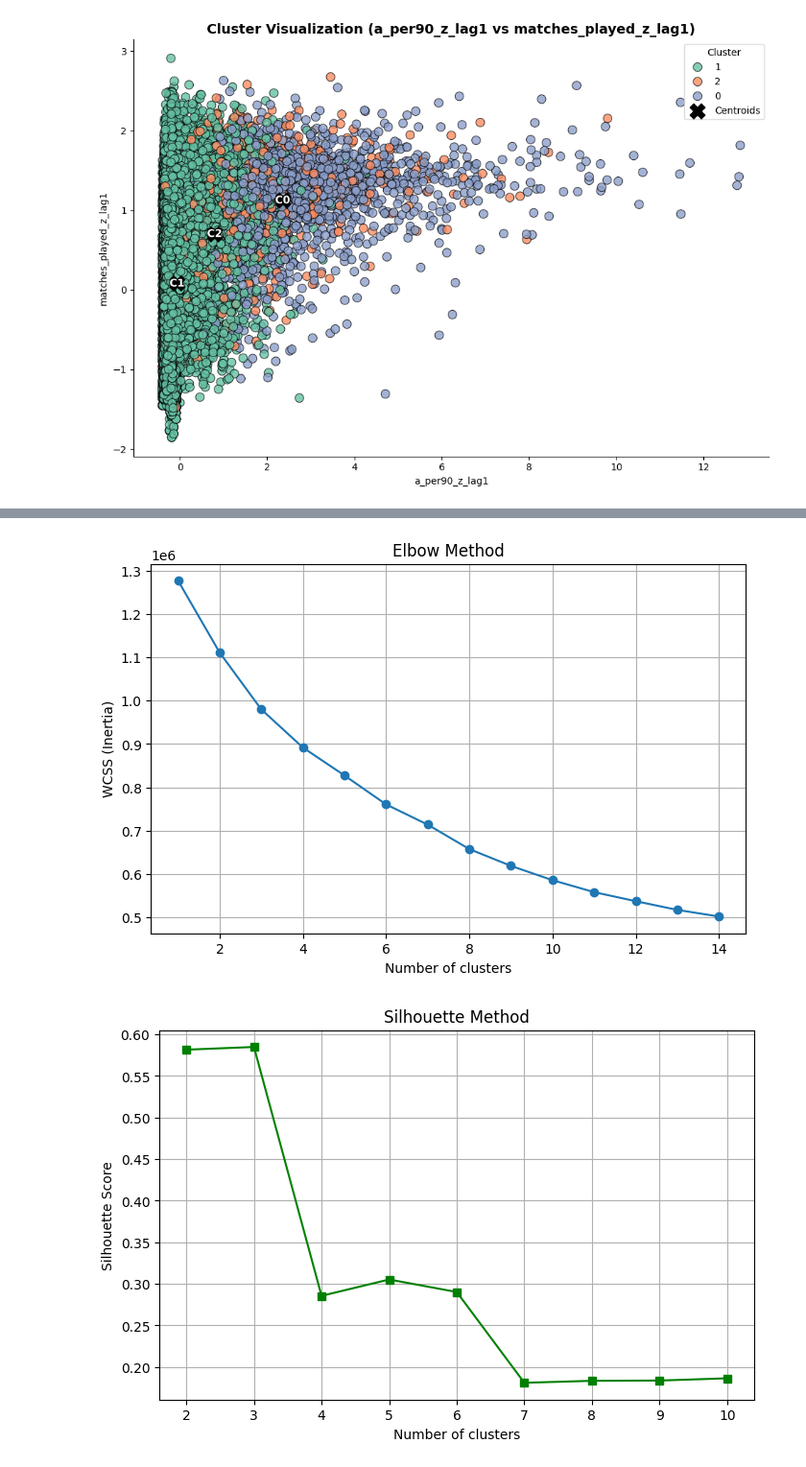
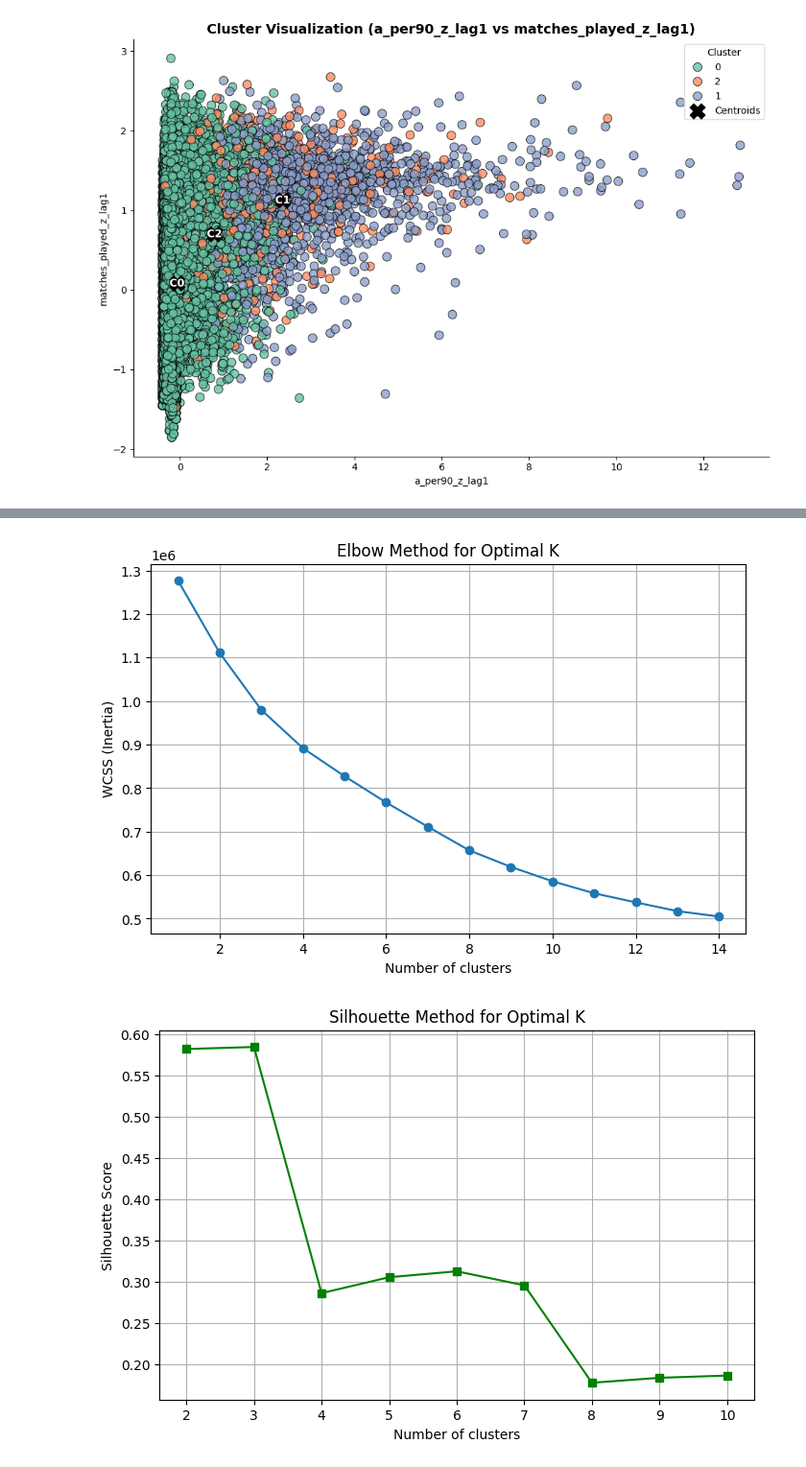
Before and after one commit to leokonma/Machine-learning, a Jupyter notebook: k-means_Clustering.ipynb, the cells around one changed output, grey strips where cells are left out. Shown at 96% size. Drawn from its saved outputs; the diff is of its cells as text; code cells hidden in the pictures.

```diff
--- a/k-means_Clustering.ipynb
+++ b/k-means_Clustering.ipynb
@@ -27,10 +42,17 @@ df = df_feats[selected_features].copy()
 # %%
-# %% Separate numeric features and standardize
-numeric_features = df.select_dtypes(include=np.number)
 
+# --- One-hot encode categorical features ---
+df_encoded = pd.get_dummies(df, columns=['main_position', 'position'], drop_first=True)
+
+# --- Standardize numerical features ---
 scaler = StandardScaler()
-X_scaled = scaler.fit_transform(numeric_features)
+X_scaled = scaler.fit_transform(df_encoded.select_dtypes(include=np.number))
 
-# Quick check
-pd.DataFrame(X_scaled, columns=numeric_features.columns).head()
+X_scaled_df = pd.DataFrame(
+    X_scaled,
+    columns=df_encoded.select_dtypes(include=np.number).columns
+)
+
+print(f"Scaled data shape: {X_scaled_df.shape}")
+X_scaled_df.head()
 # %% [output]
@@ -43,7 +66,9 @@ pd.DataFrame(X_scaled, columns=numeric_features.columns).head()
 # %%
-# %% KMeans clustering
+# %%
 kmeans = KMeans(n_clusters=3, random_state=1, n_init=50)
-labels = kmeans.fit_predict(X_scaled)
+labels = kmeans.fit_predict(X_scaled_df)
 
-# Add cluster labels to the dataframe
-df['kmeans_cluster'] = labels.astype(str)
+df_encoded['kmeans_cluster'] = labels.astype(str)
+
+sil_score = silhouette_score(X_scaled_df, labels)
+print(f"✅ K-Means completed | Silhouette Score: {sil_score:.3f}")
@@ -191,37 +201,39 @@ Passing `palette` without assigning `hue` is deprecated and will be removed in v
 # %%
-# %% Elbow method
+# %%
 wcss = []
 K = range(1, 15)
+
 for k in K:
     kmeans = KMeans(n_clusters=k, init='k-means++', n_init=10, random_state=42)
-    kmeans.fit(X_scaled)
+    kmeans.fit(X_scaled_df)
     wcss.append(kmeans.inertia_)
 
 plt.figure(figsize=(8, 5))
 plt.plot(K, wcss, marker='o')
 plt.xlabel('Number of clusters')
 plt.ylabel('WCSS (Inertia)')
-plt.title('Elbow Method')
+plt.title('Elbow Method for Optimal K')
 plt.grid(True)
 plt.show()
 # %% [output]
-[figure, old version]
+[figure, new version]
 # %%
-# %% Silhouette method
+# %%
 silhouette_scores = []
 K = range(2, 11)
+
 for k in K:
     kmeans = KMeans(n_clusters=k, init='k-means++', n_init=10, random_state=42)
-    labels = kmeans.fit_predict(X_scaled)
-    score = silhouette_score(X_scaled, labels)
+    labels = kmeans.fit_predict(X_scaled_df)
+    score = silhouette_score(X_scaled_df, labels)
     silhouette_scores.append(score)
 
 plt.figure(figsize=(8, 5))
 plt.plot(K, silhouette_scores, marker='s', color='green')
 plt.xlabel('Number of clusters')
 plt.ylabel('Silhouette Score')
-plt.title('Silhouette Method')
+plt.title('Silhouette Method for Optimal K')
 plt.grid(True)
 plt.show()
 # %% [output]
-[figure, old version]
+[figure, new version]
```
Also changed, not shown: parts of 8 cells of this notebook.
